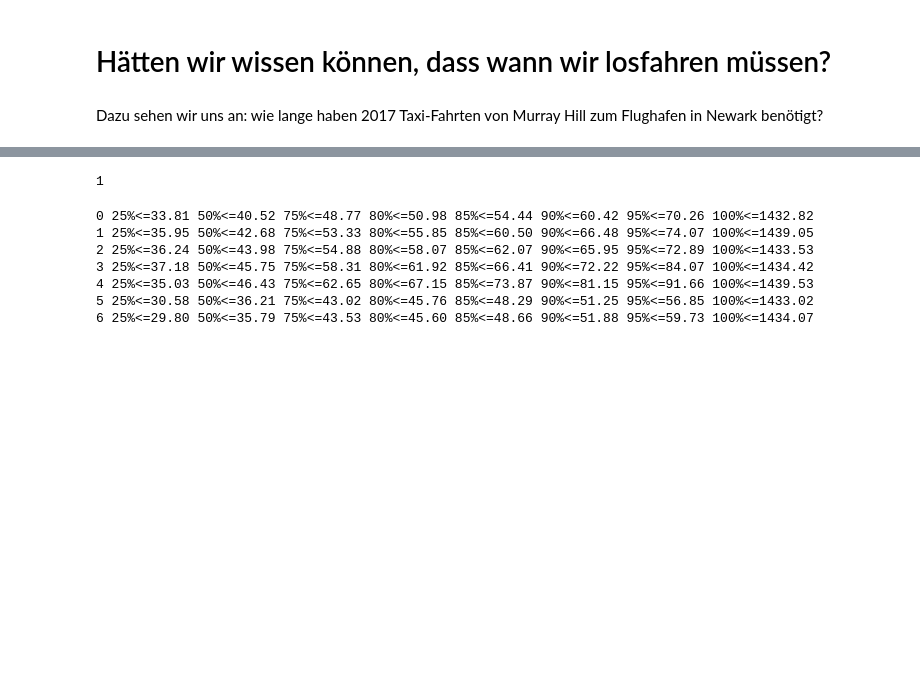
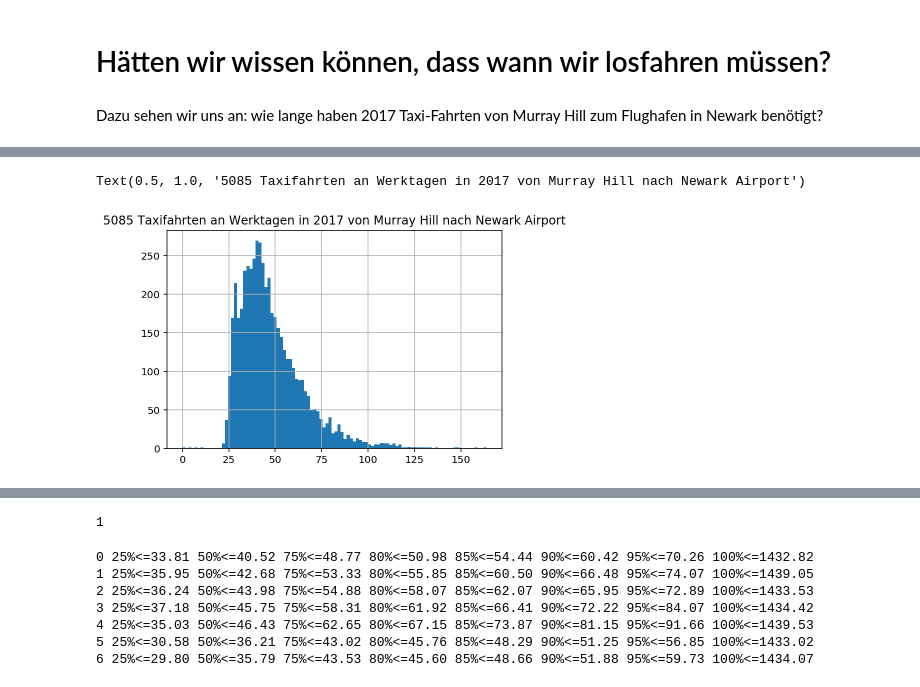
Before and after one commit to frankrefischer/nyc-taxi-to-airport, a Jupyter notebook: NYC-Taxi-Analytics.ipynb, the cells around one changed output, grey strips where cells are left out. Drawn from its saved outputs; the diff is of its cells as text; code cells hidden in the pictures; blank space fills up the shorter version.

```diff
--- a/NYC-Taxi-Analytics.ipynb
+++ b/NYC-Taxi-Analytics.ipynb
@@ -45,0 +81,7 @@ def select_trips_from_zone_to_zone(data, from_zone, to_zone):
+# %%
+tt2 = tt1.query('dropoff_datetime.dt.weekday < 5')
+tt2.trip_duration_minutes.hist(bins=100)
+plt.title("{} Taxifahrten an Werktagen in 2017 von Murray Hill nach Newark Airport".format(tt2.shape[0]))
+# %% [output]
+Text(0.5, 1.0, '5085 Taxifahrten an Werktagen in 2017 von Murray Hill nach Newark Airport')
+[figure, added]
```
Also changed, not shown: parts of 8 cells of this notebook, 1 other file.
